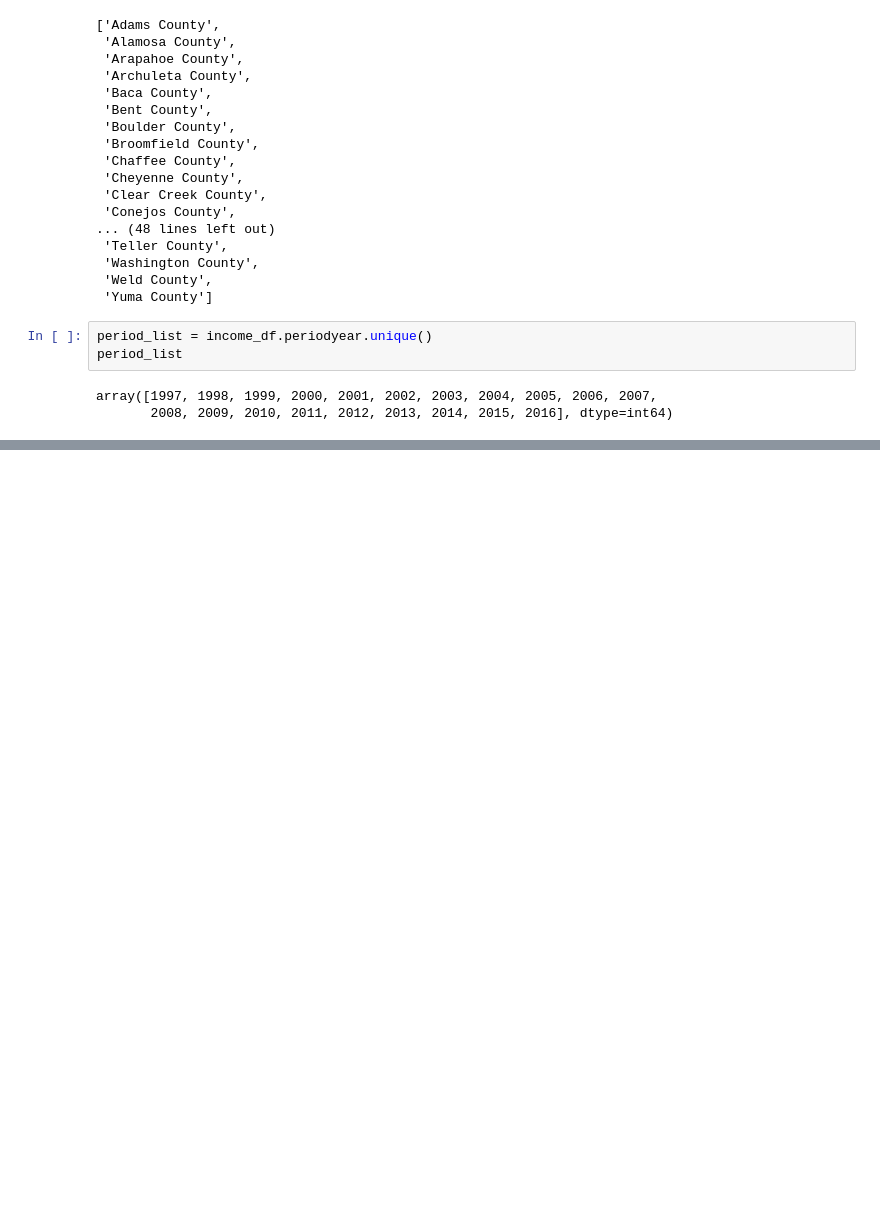
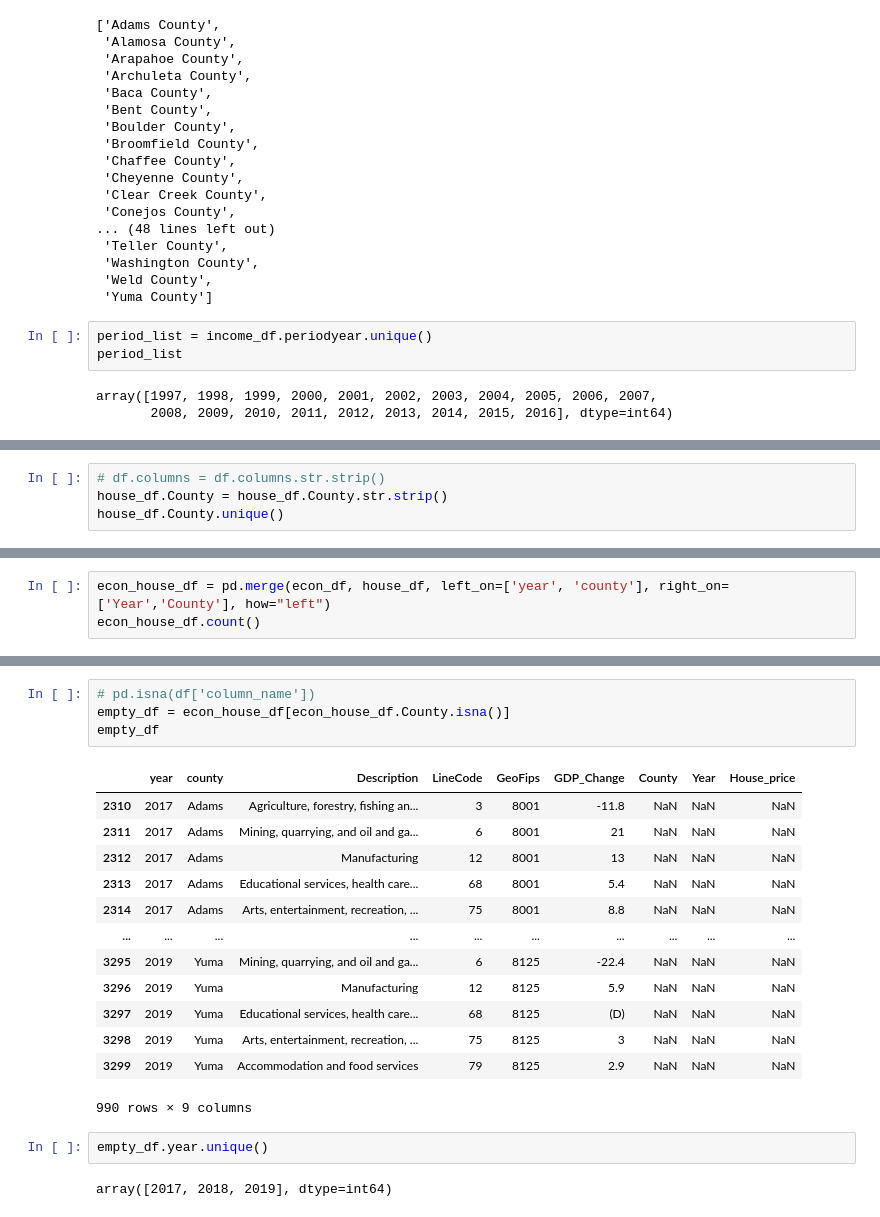
Before and after one commit to phanafin/I-m-all-out-of-bubble-gum, a Jupyter notebook: Data_processing.ipynb, the cells around one changed output, grey strips where cells are left out. Drawn from its saved outputs; the diff is of its cells as text; blank space fills up the shorter version.

```diff
--- a/Data_processing.ipynb
+++ b/Data_processing.ipynb
@@ -89,0 +170,4 @@ with open("Resources/house_price.csv", "w", newline="") as house_data:
+# %%
+# df.columns = df.columns.str.strip()
+house_df.County = house_df.County.str.strip()
+house_df.County.unique()
@@ -89,0 +185,3 @@ with open("Resources/house_price.csv", "w", newline="") as house_data:
+# %%
+econ_house_df = pd.merge(econ_df, house_df, left_on=['year', 'county'], right_on=['Year','County'], how="left")
+econ_house_df.count()
@@ -89,0 +199,22 @@ with open("Resources/house_price.csv", "w", newline="") as house_data:
+# %%
+# pd.isna(df['column_name'])
+empty_df = econ_house_df[econ_house_df.County.isna()]
+empty_df
+# %% [output]
+|  | year | county | Description | LineCode | GeoFips | GDP_Change | County | Year | House_price |
+| 2310 | 2017 | Adams | Agriculture, forestry, fishing an... | 3 | 8001 | -11.8 | NaN | NaN | NaN |
+| 2311 | 2017 | Adams | Mining, quarrying, and oil and ga... | 6 | 8001 | 21 | NaN | NaN | NaN |
+| 2312 | 2017 | Adams | Manufacturing | 12 | 8001 | 13 | NaN | NaN | NaN |
+| 2313 | 2017 | Adams | Educational services, health care... | 68 | 8001 | 5.4 | NaN | NaN | NaN |
+| 2314 | 2017 | Adams | Arts, entertainment, recreation, ... | 75 | 8001 | 8.8 | NaN | NaN | NaN |
+| ... | ... | ... | ... | ... | ... | ... | ... | ... | ... |
+| 3295 | 2019 | Yuma | Mining, quarrying, and oil and ga... | 6 | 8125 | -22.4 | NaN | NaN | NaN |
+| 3296 | 2019 | Yuma | Manufacturing | 12 | 8125 | 5.9 | NaN | NaN | NaN |
+| 3297 | 2019 | Yuma | Educational services, health care... | 68 | 8125 | (D) | NaN | NaN | NaN |
+| 3298 | 2019 | Yuma | Arts, entertainment, recreation, ... | 75 | 8125 | 3 | NaN | NaN | NaN |
+| 3299 | 2019 | Yuma | Accommodation and food services | 79 | 8125 | 2.9 | NaN | NaN | NaN |
+990 rows × 9 columns
+# %%
+empty_df.year.unique()
+# %% [output]
+array([2017, 2018, 2019], dtype=int64)
```
Also changed, not shown: parts of 16 cells of this notebook.
